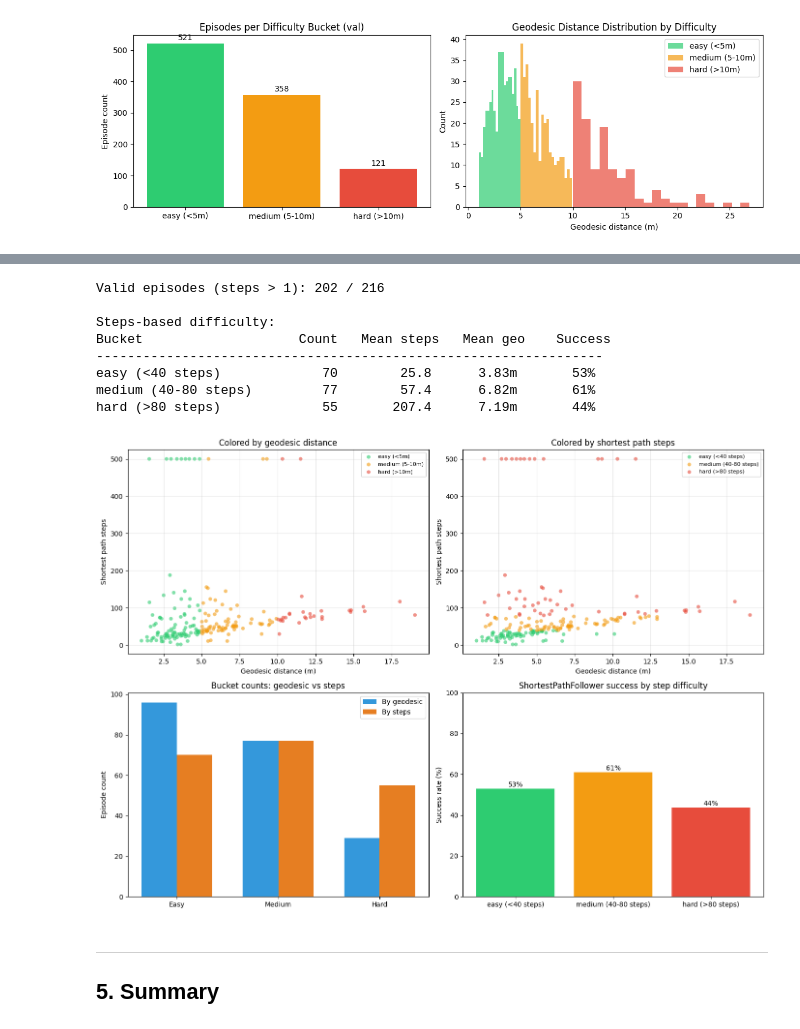
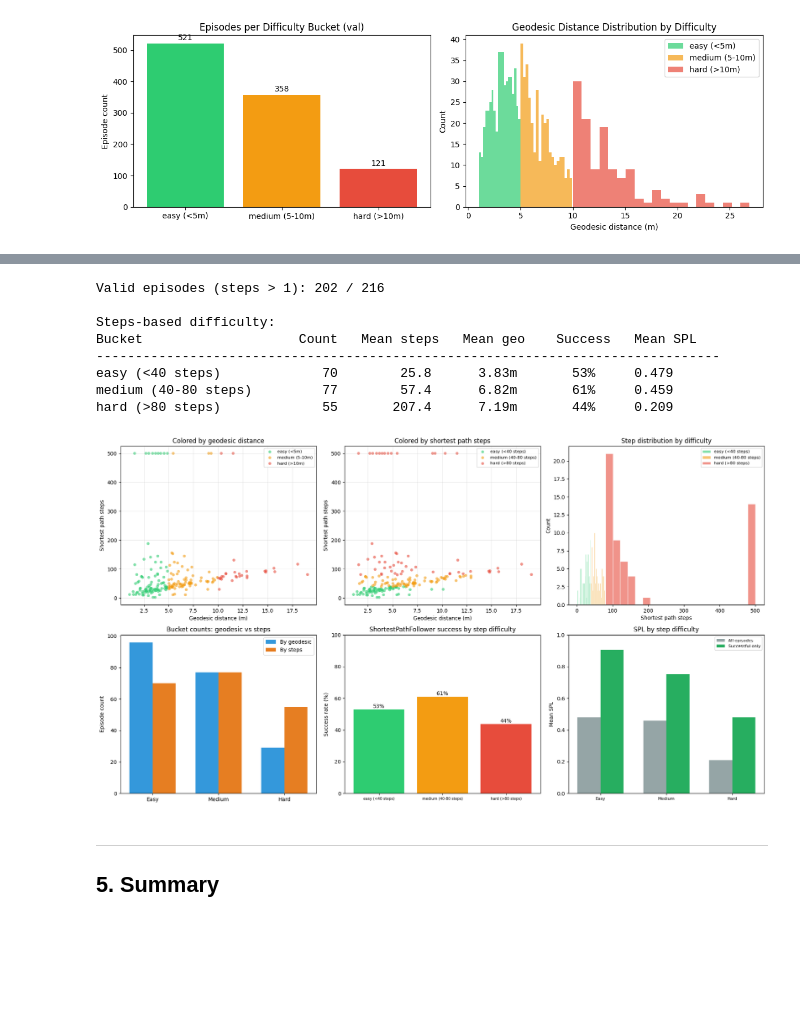
Before and after one commit to LSailer/Master-Thesis-3D-VLA, a Jupyter notebook: modules/envs/notebooks/habitat_env_profiling.ipynb, the cells around one changed output, grey strips where cells are left out. Saved outputs shown, nothing was run; the diff lists cells and outputs as text; code cells hidden in the pictures; blank space fills up the shorter version.

```diff
--- a/modules/envs/notebooks/habitat_env_profiling.ipynb
+++ b/modules/envs/notebooks/habitat_env_profiling.ipynb
@@ -967,22 +962,24 @@ for r in valid_records:
         step_buckets['hard (>80 steps)'].append(r)
 
 print(f'\nSteps-based difficulty:')
-print(f'{"Bucket":<25} {"Count":>5} {"Mean steps":>12} {"Mean geo":>10} {"Success":>10}')
-print('-' * 65)
+print(f'{"Bucket":<25} {"Count":>5} {"Mean steps":>12} {"Mean geo":>10} {"Success":>10} {"Mean SPL":>10}')
+print('-' * 80)
 for name, recs in step_buckets.items():
     if recs:
         ms = np.mean([r['steps'] for r in recs])
         mg = np.mean([r['geodesic_m'] for r in recs])
         sr = np.mean([r['success'] for r in recs])
-        print(f'{name:<25} {len(recs):>5} {ms:>11.1f} {mg:>9.2f}m {sr:>9.0%}')
+        spl = np.mean([r['spl'] for r in recs])
+        spl_succ = np.mean([r['spl'] for r in recs if r['success'] > 0]) if any(r['success'] > 0 for r in recs) else 0
+        print(f'{name:<25} {len(recs):>5} {ms:>11.1f} {mg:>9.2f}m {sr:>9.0%} {spl:>9.3f}')
 
-# Compare geodesic vs steps classification
-fig, axes = plt.subplots(2, 2, figsize=(14, 10))
+# ── Plots ──
+fig, axes = plt.subplots(2, 3, figsize=(18, 10))
 
 geo_colors = {'easy (<5m)': '#2ecc71', 'medium (5-10m)': '#f39c12', 'hard (>10m)': '#e74c3c'}
 step_colors = {'easy (<40 steps)': '#2ecc71', 'medium (40-80 steps)': '#f39c12', 'hard (>80 steps)': '#e74c3c'}
 
-# Top-left: scatter colored by GEODESIC buckets
+# (0,0) Scatter colored by GEODESIC buckets
 for name, color in geo_colors.items():
     recs = [r for r in valid_records if r['bucket'] == name]
     axes[0, 0].scatter([r['geodesic_m'] for r in recs],
@@ -994,12 +991,9 @@ axes[0, 0].set_title('Colored by geodesic distance')
 axes[0, 0].legend(fontsize=8)
 axes[0, 0].grid(True, alpha=0.3)
 
-# Top-right: same scatter colored by STEPS buckets
+# (0,1) Scatter colored by STEPS buckets
 for name, color in step_colors.items():
-    recs = [r for r in valid_records
-            if (r['steps'] < 40 and 'easy' in name) or
-               (40 <= r['steps'] < 80 and 'medium' in name) or
-               (r['steps'] >= 80 and 'hard' in name)]
+    recs = step_buckets[name]
     axes[0, 1].scatter([r['geodesic_m'] for r in recs],
                        [r['steps'] for r in recs],
                        c=color, s=30, alpha=0.6, label=name, edgecolors='none')
@@ -1009,43 +1003,71 @@ axes[0, 1].set_title('Colored by shortest path steps')
 axes[0, 1].legend(fontsize=8)
 axes[0, 1].grid(True, alpha=0.3)
 
-# Bottom-left: bucket counts comparison
+# (0,2) Step distribution histogram by bucket
+for name, color in step_colors.items():
+    recs = step_buckets[name]
+    axes[0, 2].hist([r['steps'] for r in recs], bins=20, alpha=0.6,
+                    color=color, label=name, edgecolor='white')
+axes[0, 2].set_xlabel('Shortest path steps')
+axes[0, 2].set_ylabel('Count')
+axes[0, 2].set_title('Step distribution by difficulty')
+axes[0, 2].legend(fontsize=8)
+
+# (1,0) Bucket counts comparison
 x = np.arange(3)
 width = 0.35
 geo_counts = [len([r for r in valid_records if r['bucket'] == b])
               for b in geo_colors]
 step_counts_list = [len(step_buckets[b]) for b in step_buckets]
 axes[1, 0].bar(x - width/2, geo_counts, width, label='By geodesic', color='#3498db')
 axes[1, 0].bar(x + width/2, step_counts_list, width, label='By steps', color='#e67e22')
 axes[1, 0].set_xticks(x)
 axes[1, 0].set_xticklabels(['Easy', 'Medium', 'Hard'])
 axes[1, 0].set_ylabel('Episode count')
 axes[1, 0].set_title('Bucket counts: geodesic vs steps')
 axes[1, 0].legend()
 
-# Bottom-right: success rate by steps bucket
+# (1,1) Success rate by steps bucket
 step_names = list(step_buckets.keys())
 step_sr = [np.mean([r['success'] for r in step_buckets[n]]) * 100
            if step_buckets[n] else 0 for n in step_names]
-bars = axes[1, 1].bar(step_names, step_sr, color=['#2ecc71', '#f39c12', '#e74c3c'])
+axes[1, 1].bar(step_names, step_sr, color=['#2ecc71', '#f39c12', '#e74c3c'])
 axes[1, 1].set_ylabel('Success rate (%)')
 axes[1, 1].set_title('ShortestPathFollower success by step difficulty')
 for i, v in enumerate(step_sr):
     axes[1, 1].text(i, v + 1, f'{v:.0f}%', ha='center', fontsize=10)
 axes[1, 1].set_ylim(0, 100)
+axes[1, 1].tick_params(axis='x', labelsize=7)
+
+# (1,2) Mean SPL by steps bucket (all + successful only)
+spl_all = [np.mean([r['spl'] for r in step_buckets[n]])
+           if step_buckets[n] else 0 for n in step_names]
+spl_succ = [np.mean([r['spl'] for r in step_buckets[n] if r['success'] > 0])
+            if any(r['success'] > 0 for r in step_buckets[n]) else 0
+            for n in step_names]
+x = np.arange(3)
+width = 0.35
+axes[1, 2].bar(x - width/2, spl_all, width, label='All episodes', color='#95a5a6')
+axes[1, 2].bar(x + width/2, spl_succ, width, label='Successful only', color='#27ae60')
+axes[1, 2].set_xticks(x)
+axes[1, 2].set_xticklabels(['Easy', 'Medium', 'Hard'], fontsize=8)
+axes[1, 2].set_ylabel('Mean SPL')
+axes[1, 2].set_title('SPL by step difficulty')
+axes[1, 2].legend(fontsize=8)
+axes[1, 2].set_ylim(0, 1.0)
 
 plt.tight_layout()
 plt.show()
 # %% [output]
 Valid episodes (steps > 1): 202 / 216
 
 Steps-based difficulty:
-Bucket                    Count   Mean steps   Mean geo    Success
------------------------------------------------------------------
-easy (<40 steps)             70        25.8      3.83m       53%
-medium (40-80 steps)         77        57.4      6.82m       61%
-hard (>80 steps)             55       207.4      7.19m       44%
+Bucket                    Count   Mean steps   Mean geo    Success   Mean SPL
+--------------------------------------------------------------------------------
+easy (<40 steps)             70        25.8      3.83m       53%     0.479
+medium (40-80 steps)         77        57.4      6.82m       61%     0.459
+hard (>80 steps)             55       207.4      7.19m       44%     0.209
-[figure, old version]
+[figure, new version]
 # %% [markdown]
 ---
 ## 5. Summary
```
Also changed, not shown: parts of 7 cells of this notebook.
